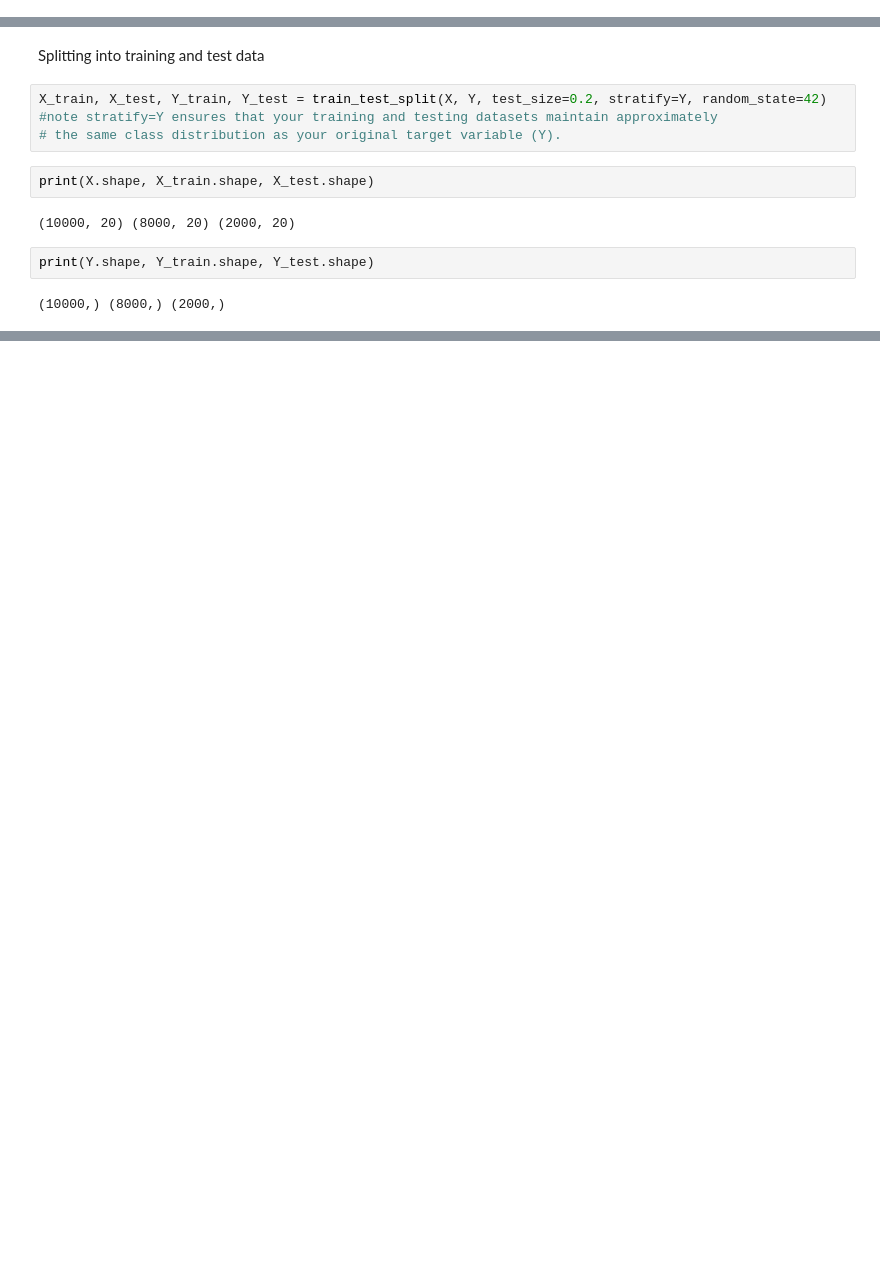
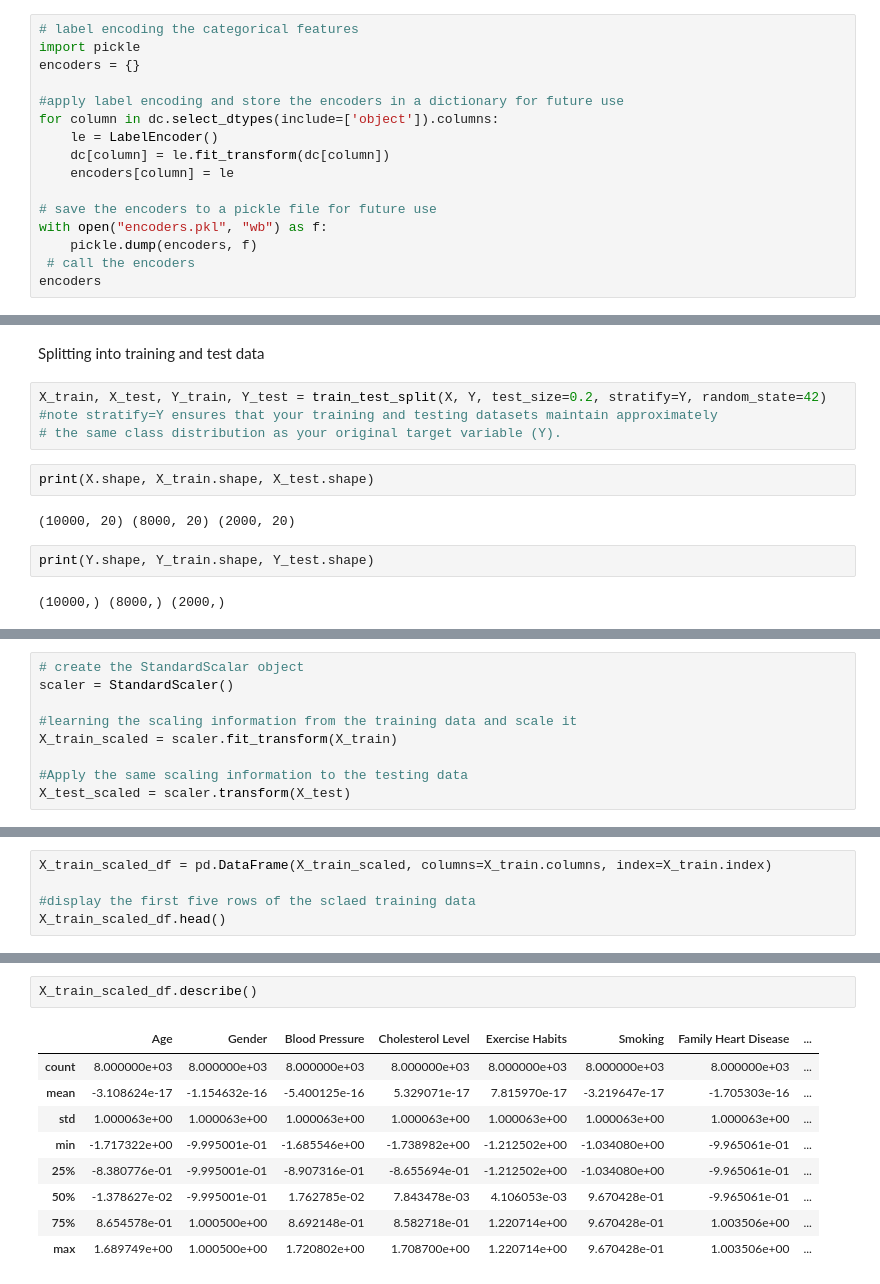
Before and after one commit to olaoluwacode/Heart-Disease-Detection-with-Machine-Learning, a Jupyter notebook: heart_disease_model.ipynb, the cells around one changed output, grey strips where cells are left out. Drawn from its saved outputs; the diff is of its cells as text; blank space fills up the shorter version.

Commit message:
scaling stage using standard scaler

```diff
--- a/heart_disease_model.ipynb
+++ b/heart_disease_model.ipynb
@@ -25,3 +28,19 @@ dc
 | 9998 | 23.0 | Male | 142.0 | 299.0 | Low | Yes | No | ... |
 | 9999 | 38.0 | Female | 128.0 | 193.0 | Medium | Yes | Yes | ... |
 10000 rows × 21 columns
+# %%
+# label encoding the categorical features
+import pickle
+encoders = {}
+
+#apply label encoding and store the encoders in a dictionary for future use
+for column in dc.select_dtypes(include=['object']).columns:
+    le = LabelEncoder()
+    dc[column] = le.fit_transform(dc[column])
+    encoders[column] = le
+
+# save the encoders to a pickle file for future use
+with open("encoders.pkl", "wb") as f:
+    pickle.dump(encoders, f)
+ # call the encoders
+encoders
@@ -82,0 +157,9 @@ print(Y.shape, Y_train.shape, Y_test.shape)
+# %%
+# create the StandardScalar object
+scaler = StandardScaler()
+
+#learning the scaling information from the training data and scale it
+X_train_scaled = scaler.fit_transform(X_train)
+
+#Apply the same scaling information to the testing data
+X_test_scaled = scaler.transform(X_test)
@@ -82,0 +200,5 @@ print(Y.shape, Y_train.shape, Y_test.shape)
+# %%
+X_train_scaled_df = pd.DataFrame(X_train_scaled, columns=X_train.columns, index=X_train.index)
+
+#display the first five rows of the sclaed training data
+X_train_scaled_df.head()
@@ -82,0 +212,12 @@ print(Y.shape, Y_train.shape, Y_test.shape)
+# %%
+X_train_scaled_df.describe()
+# %% [output]
+|  | Age | Gender | Blood Pressure | Cholesterol Level | Exercise Habits | Smoking | Family Heart Disease | ... |
+| count | 8.000000e+03 | 8.000000e+03 | 8.000000e+03 | 8.000000e+03 | 8.000000e+03 | 8.000000e+03 | 8.000000e+03 | ... |
+| mean | -3.108624e-17 | -1.154632e-16 | -5.400125e-16 | 5.329071e-17 | 7.815970e-17 | -3.219647e-17 | -1.705303e-16 | ... |
+| std | 1.000063e+00 | 1.000063e+00 | 1.000063e+00 | 1.000063e+00 | 1.000063e+00 | 1.000063e+00 | 1.000063e+00 | ... |
+| min | -1.717322e+00 | -9.995001e-01 | -1.685546e+00 | -1.738982e+00 | -1.212502e+00 | -1.034080e+00 | -9.965061e-01 | ... |
+| 25% | -8.380776e-01 | -9.995001e-01 | -8.907316e-01 | -8.655694e-01 | -1.212502e+00 | -1.034080e+00 | -9.965061e-01 | ... |
+| 50% | -1.378627e-02 | -9.995001e-01 | 1.762785e-02 | 7.843478e-03 | 4.106053e-03 | 9.670428e-01 | -9.965061e-01 | ... |
+| 75% | 8.654578e-01 | 1.000500e+00 | 8.692148e-01 | 8.582718e-01 | 1.220714e+00 | 9.670428e-01 | 1.003506e+00 | ... |
+| max | 1.689749e+00 | 1.000500e+00 | 1.720802e+00 | 1.708700e+00 | 1.220714e+00 | 9.670428e-01 | 1.003506e+00 | ... |
```
Also changed, not shown: parts of 14 cells of this notebook, 1 other file.
